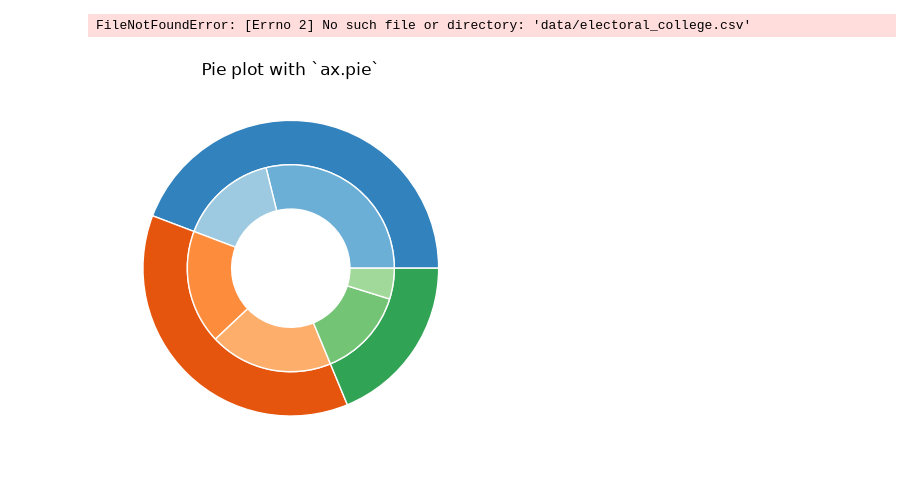
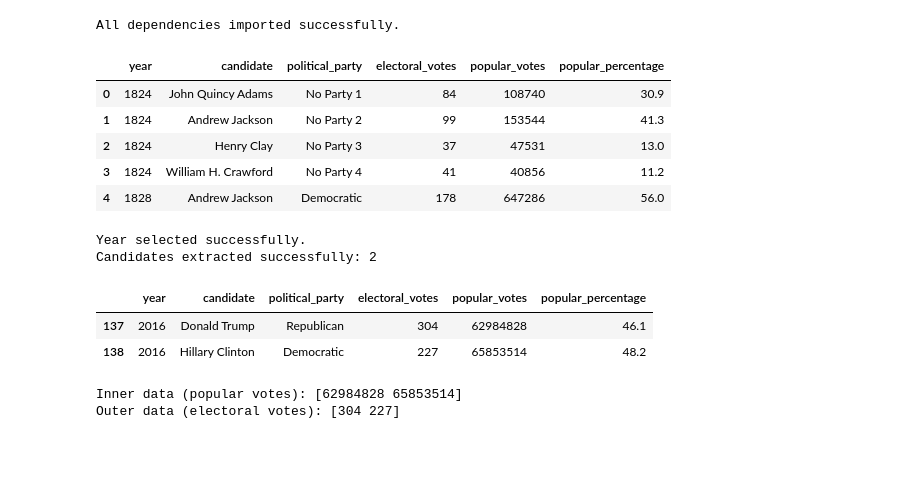
Before and after one commit to Jeff-Oliver/electoral-college-dash, a Jupyter notebook: main.ipynb, the cells around one changed output. Drawn from its saved outputs; the diff is of its cells as text; code cells hidden in the pictures; blank space fills up the shorter version.

```diff
--- a/main.ipynb
+++ b/main.ipynb
@@ -3,28 +3,54 @@
 import matplotlib.pyplot as plt
 import numpy as np
 import pandas as pd
+
+print("All dependencies imported successfully.")
+# %% [output]
+All dependencies imported successfully.
 # %%
 # Open the CSV file and read it into a DataFrame
-df = pd.read_csv('data/electoral_college.csv')
+main_df = pd.read_csv('data/election_data.csv')
+
+main_df.head()
 # %% [output]
-FileNotFoundError: [Errno 2] No such file or directory: 'data/electoral_college.csv'
+|  | year | candidate | political_party | electoral_votes | popular_votes | popular_percentage |
+| 0 | 1824 | John Quincy Adams | No Party 1 | 84 | 108740 | 30.9 |
+| 1 | 1824 | Andrew Jackson | No Party 2 | 99 | 153544 | 41.3 |
+| 2 | 1824 | Henry Clay | No Party 3 | 37 | 47531 | 13.0 |
+| 3 | 1824 | William H. Crawford | No Party 4 | 41 | 40856 | 11.2 |
+| 4 | 1828 | Andrew Jackson | Democratic | 178 | 647286 | 56.0 |
-# %%
-fig, ax = plt.subplots()
-
-size = 0.3
-vals = np.array([[60., 32.], [37., 40.], [29., 10.]])
-
-tab20c = plt.color_sequences["tab20c"]
-outer_colors = [tab20c[i] for i in [0, 4, 8]]
-inner_colors = [tab20c[i] for i in [1, 2, 5, 6, 9, 10]]
-
-ax.pie(vals.sum(axis=1), radius=1, colors=outer_colors,
-       wedgeprops=dict(width=size, edgecolor='w'))
-
-ax.pie(vals.flatten(), radius=1-size, colors=inner_colors,
-       wedgeprops=dict(width=size, edgecolor='w'))
-
-ax.set(aspect="equal", title='Pie plot with `ax.pie`')
-plt.show()
-# %% [output]
-[figure, removed]
+# %%
+# Define year for analaysis
+year = 2016
+
+# Create a dataframe filtered by a specific year (e.g., 2020)
+df = main_df[main_df['year'] == year]
+print("Year selected successfully.")
+
+# Define the list of candidates from the filtered DataFrame
+candidates = df['candidate'].unique()
+
+# Define the size of the candidates list
+size = len(candidates)
+
+print(f"Candidates extracted successfully: {size}")
+df.head()
+# %% [output]
+Year selected successfully.
+Candidates extracted successfully: 2
+|  | year | candidate | political_party | electoral_votes | popular_votes | popular_percentage |
+| 137 | 2016 | Donald Trump | Republican | 304 | 62984828 | 46.1 |
+| 138 | 2016 | Hillary Clinton | Democratic | 227 | 65853514 | 48.2 |
+# %%
+# Create lists of data for the inner and outer pie charts
+# Retain the order of the candidates in the inner and outer pie charts
+
+inner_data = df['popular_votes'].values
+outer_data = df['electoral_votes'].values
+
+# Print the lists of data for verification
+print("Inner data (popular votes):", inner_data)
+print("Outer data (electoral votes):", outer_data)
+# %% [output]
+Inner data (popular votes): [62984828 65853514]
+Outer data (electoral votes): [304 227]
```
Also changed, not shown: parts of 5 cells of this notebook, 3 other files.
